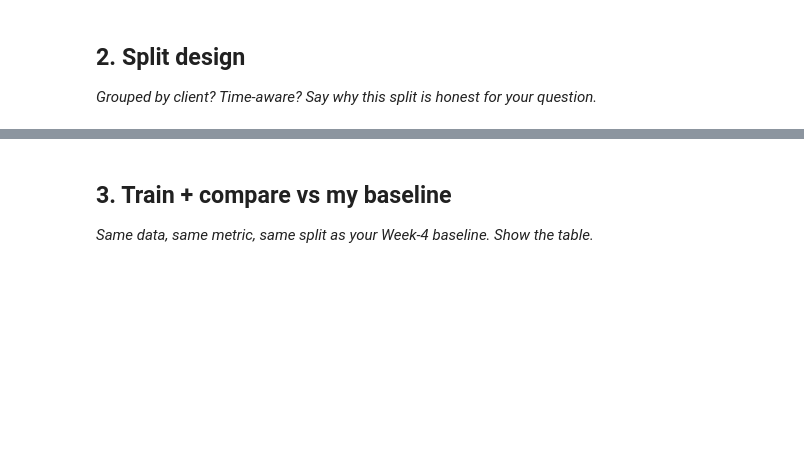
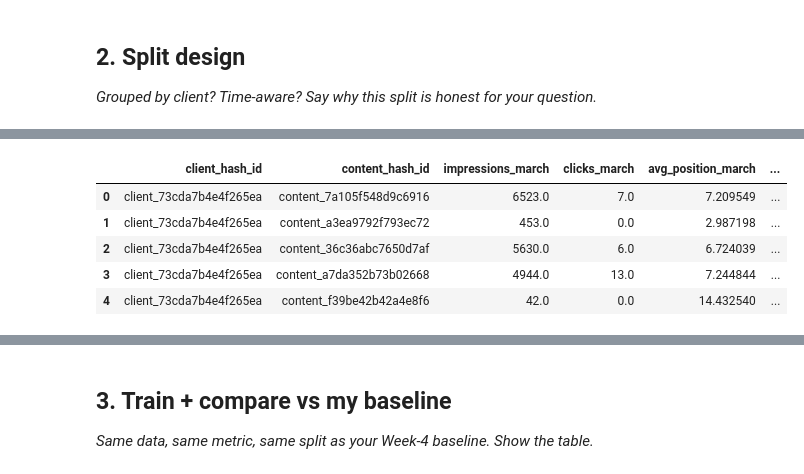
Before and after one commit to SaaDasim05/Flyrank-ML-Internship, a Jupyter notebook: work/notebooks/w05_model.ipynb, the cells around one changed output, grey strips where cells are left out. Drawn from its saved outputs; the diff is of its cells as text; code cells hidden in the pictures; blank space fills up the shorter version.

```diff
--- a/work/notebooks/w05_model.ipynb
+++ b/work/notebooks/w05_model.ipynb
@@ -22,0 +75,84 @@ This skeleton is yours to fill. Work the sections **in order** — each one has
+# %%
+from sklearn.model_selection import GroupShuffleSplit
+# March = information available at decision time
+# April = future outcome
+
+march = con.sql(f"""
+    SELECT
+        client_hash_id,
+        content_hash_id,
+
+        SUM(gsc_impressions) AS impressions_march,
+        SUM(gsc_clicks) AS clicks_march,
+
+        AVG(
+            CASE
+                WHEN gsc_data_available IS TRUE
+                THEN gsc_avg_position
+            END
+        ) AS avg_position_march,
+
+        SUM(sessions_organic) AS organic_sessions_march,
+
+        COUNT(DISTINCT report_date) FILTER (
+            WHERE gsc_impressions > 0
+        ) AS days_with_impressions_march,
+
+        -- Past-only trend signal for the baseline:
+        SUM(
+            CASE
+                WHEN report_date < DATE '2026-03-16'
+                THEN gsc_impressions
+                ELSE 0
+            END
+        ) AS impressions_first15,
+
+        SUM(
+            CASE
+                WHEN report_date >= DATE '2026-03-16'
+                THEN gsc_impressions
+                ELSE 0
+            END
+        ) AS impressions_last16
+
+    FROM {TABLES['fact_daily']}
+
+    WHERE report_date >= DATE '2026-03-01'
+      AND report_date < DATE '2026-04-01'
+
+    GROUP BY 1, 2
+""").df()
+
+# Future outcome: April impressions
+april = con.sql(f"""
+    SELECT
+        client_hash_id,
+        content_hash_id,
+        SUM(gsc_impressions) AS impressions_april
+
+    FROM {TABLES['fact_daily']}
+
+    WHERE report_date >= DATE '2026-04-01'
+      AND report_date < DATE '2026-05-01'
+
+    GROUP BY 1, 2
+""").df()
+
+data = march.merge(
+    april,
+    on=["client_hash_id", "content_hash_id"],
+    how="inner"
+)
+
+# Future decline proxy
+data["is_declining"] = (
+    data["impressions_april"]
+    < 0.8 * data["impressions_march"]
+).astype(int)
+
+print(f"Rows with March features + April outcome: {len(data):,}")
+print(f"Clients: {data['client_hash_id'].nunique():,}")
+print(f"Decline rate: {data['is_declining'].mean():.3f}")
+
+data.head()
+# %% [output]
@@ -22,0 +162,6 @@ This skeleton is yours to fill. Work the sections **in order** — each one has
+|  | client_hash_id | content_hash_id | impressions_march | clicks_march | avg_position_march | ... |
+| 0 | client_73cda7b4e4f265ea | content_7a105f548d9c6916 | 6523.0 | 7.0 | 7.209549 | ... |
+| 1 | client_73cda7b4e4f265ea | content_a3ea9792f793ec72 | 453.0 | 0.0 | 2.987198 | ... |
+| 2 | client_73cda7b4e4f265ea | content_36c36abc7650d7af | 5630.0 | 6.0 | 6.724039 | ... |
+| 3 | client_73cda7b4e4f265ea | content_a7da352b73b02668 | 4944.0 | 13.0 | 7.244844 | ... |
+| 4 | client_73cda7b4e4f265ea | content_f39be42b42a4e8f6 | 42.0 | 0.0 | 14.432540 | ... |
```
Also changed, not shown: parts of 20 cells of this notebook.
